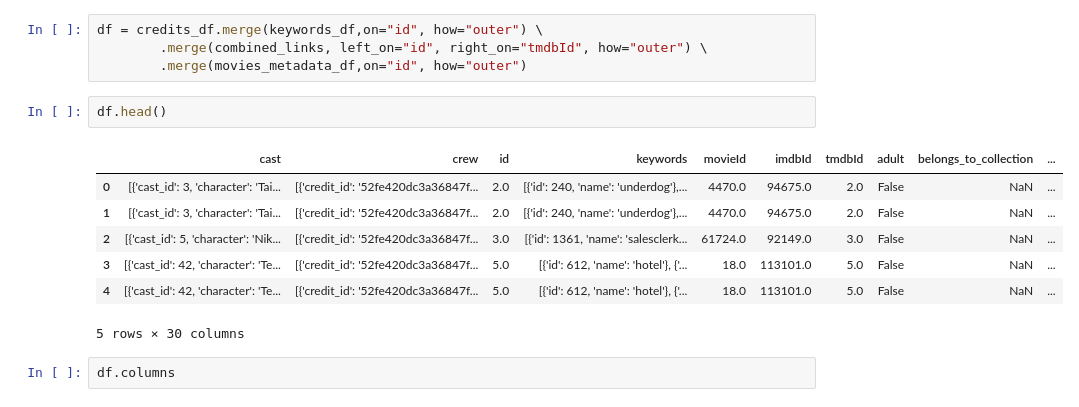
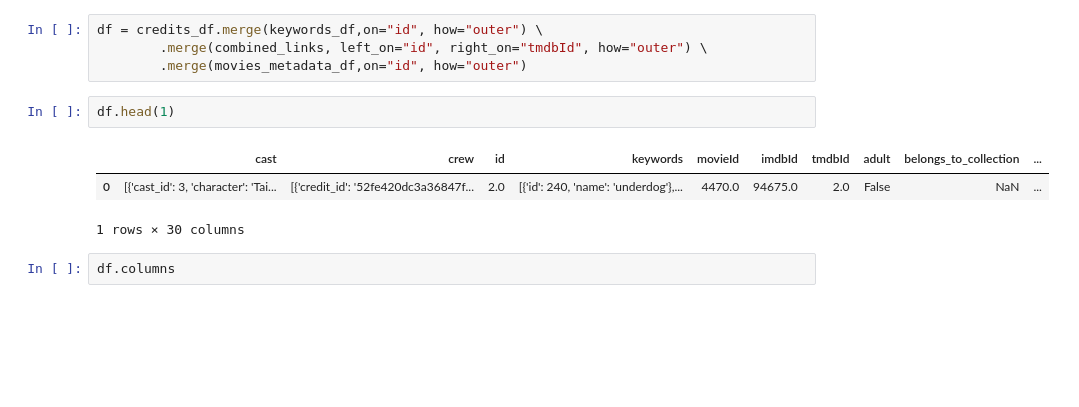
Before and after one commit to Himanshu7d3/CINEIQ, a Jupyter notebook: Data_Gathering.ipynb, the cells around one changed output. Saved outputs shown, nothing was run; the diff lists cells and outputs as text; blank space fills up the shorter version.

```diff
--- a/Data_Gathering.ipynb
+++ b/Data_Gathering.ipynb
@@ -212,15 +212,11 @@ df = credits_df.merge(keywords_df,on="id", how="outer") \
         .merge(combined_links, left_on="id", right_on="tmdbId", how="outer") \
         .merge(movies_metadata_df,on="id", how="outer")
 # %%
-df.head()
+df.head(1)
 # %% [output]
 |  | cast | crew | id | keywords | movieId | imdbId | tmdbId | adult | belongs_to_collection | ... |
 | 0 | [{'cast_id': 3, 'character': 'Tai... | [{'credit_id': '52fe420dc3a36847f... | 2.0 | [{'id': 240, 'name': 'underdog'},... | 4470.0 | 94675.0 | 2.0 | False | NaN | ... |
-| 1 | [{'cast_id': 3, 'character': 'Tai... | [{'credit_id': '52fe420dc3a36847f... | 2.0 | [{'id': 240, 'name': 'underdog'},... | 4470.0 | 94675.0 | 2.0 | False | NaN | ... |
-| 2 | [{'cast_id': 5, 'character': 'Nik... | [{'credit_id': '52fe420dc3a36847f... | 3.0 | [{'id': 1361, 'name': 'salesclerk... | 61724.0 | 92149.0 | 3.0 | False | NaN | ... |
-| 3 | [{'cast_id': 42, 'character': 'Te... | [{'credit_id': '52fe420dc3a36847f... | 5.0 | [{'id': 612, 'name': 'hotel'}, {'... | 18.0 | 113101.0 | 5.0 | False | NaN | ... |
-| 4 | [{'cast_id': 42, 'character': 'Te... | [{'credit_id': '52fe420dc3a36847f... | 5.0 | [{'id': 612, 'name': 'hotel'}, {'... | 18.0 | 113101.0 | 5.0 | False | NaN | ... |
-5 rows × 30 columns
+1 rows × 30 columns
 # %%
 df.columns
 # %% [output]
```
